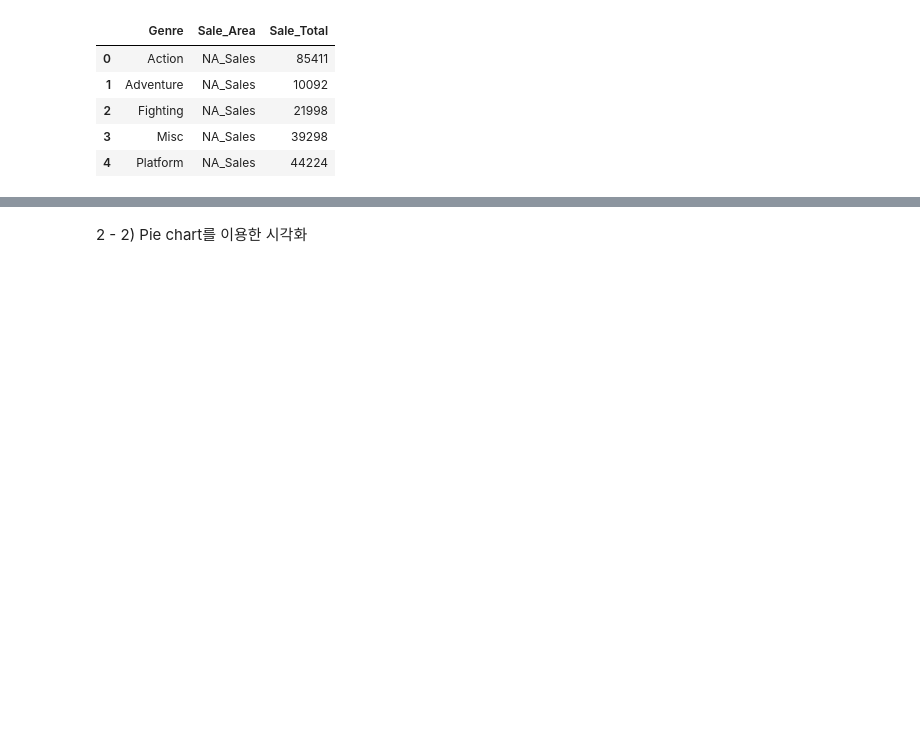
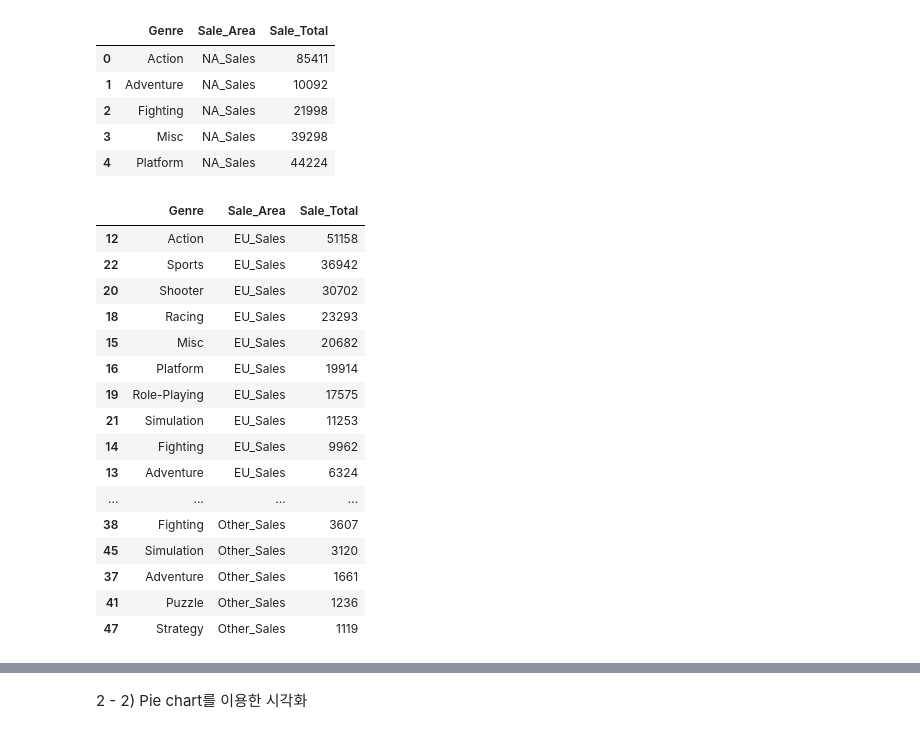
Before and after one commit to wisesprout/video-game-sales-analysis, a Jupyter notebook: Project1.ipynb, the cells around one changed output, grey strips where cells are left out. Cells and saved outputs as stored; diff of their text form; code cells hidden in the pictures; blank space fills up the shorter version.

```diff
--- a/Project1.ipynb
+++ b/Project1.ipynb
@@ -140,0 +117,21 @@ ot_top = df2.loc['Other_sum', :].sort_values(ascending = False)
+# %%
+g_s_t.sort_values(by = ['Sale_Area','Sale_Total'], ascending = [True, False], inplace = True)
+g_s_t
+# %% [output]
+|  | Genre | Sale_Area | Sale_Total |
+| 12 | Action | EU_Sales | 51158 |
+| 22 | Sports | EU_Sales | 36942 |
+| 20 | Shooter | EU_Sales | 30702 |
+| 18 | Racing | EU_Sales | 23293 |
+| 15 | Misc | EU_Sales | 20682 |
+| 16 | Platform | EU_Sales | 19914 |
+| 19 | Role-Playing | EU_Sales | 17575 |
+| 21 | Simulation | EU_Sales | 11253 |
+| 14 | Fighting | EU_Sales | 9962 |
+| 13 | Adventure | EU_Sales | 6324 |
+| ... | ... | ... | ... |
+| 38 | Fighting | Other_Sales | 3607 |
+| 45 | Simulation | Other_Sales | 3120 |
+| 37 | Adventure | Other_Sales | 1661 |
+| 41 | Puzzle | Other_Sales | 1236 |
+| 47 | Strategy | Other_Sales | 1119 |
```
Also changed, not shown: parts of 13 cells of this notebook.
